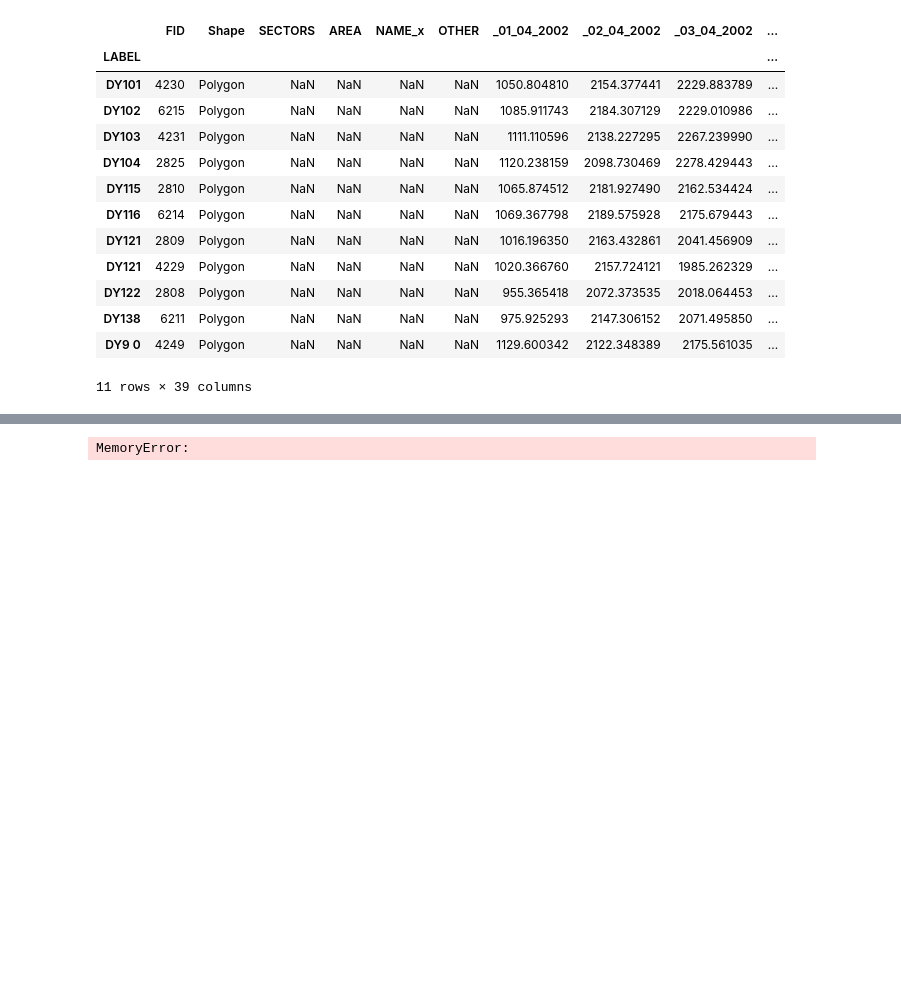
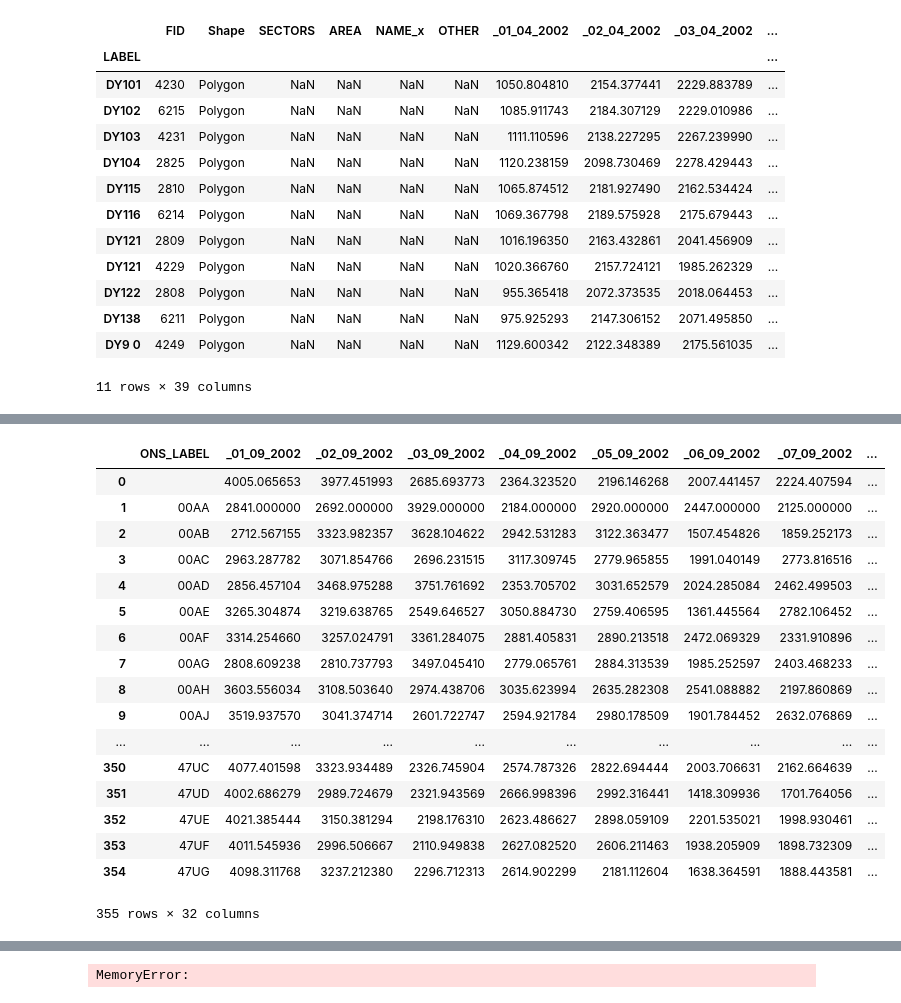
Before and after one commit to annalisasheehan/ICL_Diabetes, a Jupyter notebook: UV_postcode_district.ipynb, the cells around one changed output, grey strips where cells are left out. Saved outputs shown, nothing was run; the diff lists cells and outputs as text; code cells hidden in the pictures; blank space fills up the shorter version.

```diff
--- a/UV_postcode_district.ipynb
+++ b/UV_postcode_district.ipynb
@@ -151,0 +174,35 @@ Apr03_av['avg'] = Apr03_av[['_01_04_2002','_02_04_2002','_03_04_2002','_04_04_20
+# %%
+Sep02_av = Sep02_LAD.groupby('ONS_LABEL', as_index=False)['_01_09_2002','_02_09_2002','_03_09_2002','_04_09_2002','_05_09_2002',
+                                                         '_06_09_2002','_07_09_2002','_08_09_2002','_09_09_2002','_10_09_2002',
+                                                         '_11_09_2002','_12_09_2002','_13_09_2002','_14_09_2002','_15_09_2002',
+                                                         '_16_09_2002','_17_09_2002','_18_09_2002','_19_09_2002','_20_09_2002',
+                                                         '_21_09_2002','_22_09_2002','_23_09_2002','_24_09_2002','_25_09_2002',
+                                                         '_26_09_2002','_27_09_2002','_28_09_2002','_29_09_2002','_30_09_2002'].mean()
+# %%
+Sep02_av['avg'] = Sep02_av[['_01_09_2002','_02_09_2002','_03_09_2002','_04_09_2002','_05_09_2002',
+                            '_06_09_2002','_07_09_2002','_08_09_2002','_09_09_2002','_10_09_2002',
+                            '_11_09_2002','_12_09_2002','_13_09_2002','_14_09_2002','_15_09_2002',
+                            '_16_09_2002','_17_09_2002','_18_09_2002','_19_09_2002','_20_09_2002',
+                            '_21_09_2002','_22_09_2002','_23_09_2002','_24_09_2002','_25_09_2002',
+                            '_26_09_2002','_27_09_2002','_28_09_2002','_29_09_2002','_30_09_2002']].mean(axis=1)
+# %%
+Sep02_av
+# %% [output]
+|  | ONS_LABEL | _01_09_2002 | _02_09_2002 | _03_09_2002 | _04_09_2002 | _05_09_2002 | _06_09_2002 | _07_09_2002 | ... |
+| 0 |  | 4005.065653 | 3977.451993 | 2685.693773 | 2364.323520 | 2196.146268 | 2007.441457 | 2224.407594 | ... |
+| 1 | 00AA | 2841.000000 | 2692.000000 | 3929.000000 | 2184.000000 | 2920.000000 | 2447.000000 | 2125.000000 | ... |
+| 2 | 00AB | 2712.567155 | 3323.982357 | 3628.104622 | 2942.531283 | 3122.363477 | 1507.454826 | 1859.252173 | ... |
+| 3 | 00AC | 2963.287782 | 3071.854766 | 2696.231515 | 3117.309745 | 2779.965855 | 1991.040149 | 2773.816516 | ... |
+| 4 | 00AD | 2856.457104 | 3468.975288 | 3751.761692 | 2353.705702 | 3031.652579 | 2024.285084 | 2462.499503 | ... |
+| 5 | 00AE | 3265.304874 | 3219.638765 | 2549.646527 | 3050.884730 | 2759.406595 | 1361.445564 | 2782.106452 | ... |
+| 6 | 00AF | 3314.254660 | 3257.024791 | 3361.284075 | 2881.405831 | 2890.213518 | 2472.069329 | 2331.910896 | ... |
+| 7 | 00AG | 2808.609238 | 2810.737793 | 3497.045410 | 2779.065761 | 2884.313539 | 1985.252597 | 2403.468233 | ... |
+| 8 | 00AH | 3603.556034 | 3108.503640 | 2974.438706 | 3035.623994 | 2635.282308 | 2541.088882 | 2197.860869 | ... |
+| 9 | 00AJ | 3519.937570 | 3041.374714 | 2601.722747 | 2594.921784 | 2980.178509 | 1901.784452 | 2632.076869 | ... |
+| ... | ... | ... | ... | ... | ... | ... | ... | ... | ... |
+| 350 | 47UC | 4077.401598 | 3323.934489 | 2326.745904 | 2574.787326 | 2822.694444 | 2003.706631 | 2162.664639 | ... |
+| 351 | 47UD | 4002.686279 | 2989.724679 | 2321.943569 | 2666.998396 | 2992.316441 | 1418.309936 | 1701.764056 | ... |
+| 352 | 47UE | 4021.385444 | 3150.381294 | 2198.176310 | 2623.486627 | 2898.059109 | 2201.535021 | 1998.930461 | ... |
+| 353 | 47UF | 4011.545936 | 2996.506667 | 2110.949838 | 2627.082520 | 2606.211463 | 1938.205909 | 1898.732309 | ... |
+| 354 | 47UG | 4098.311768 | 3237.212380 | 2296.712313 | 2614.902299 | 2181.112604 | 1638.364591 | 1888.443581 | ... |
+355 rows × 32 columns
```
Also changed, not shown: parts of 7 cells of this notebook.
